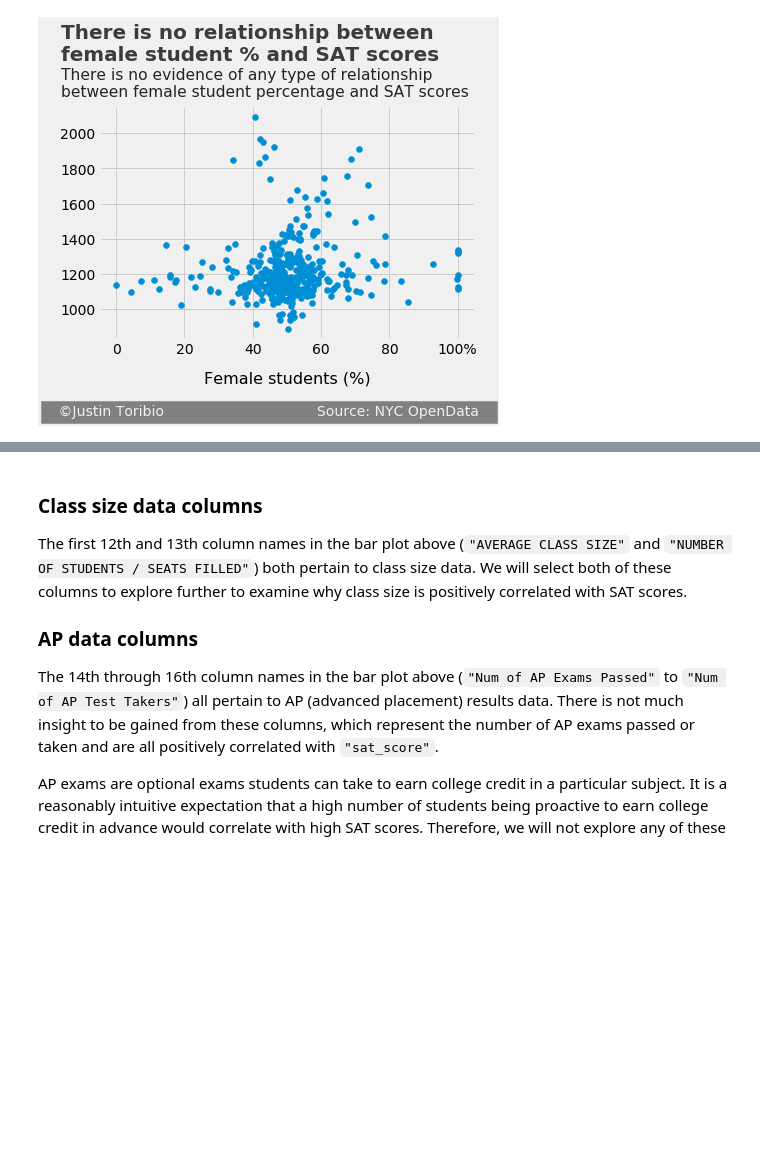
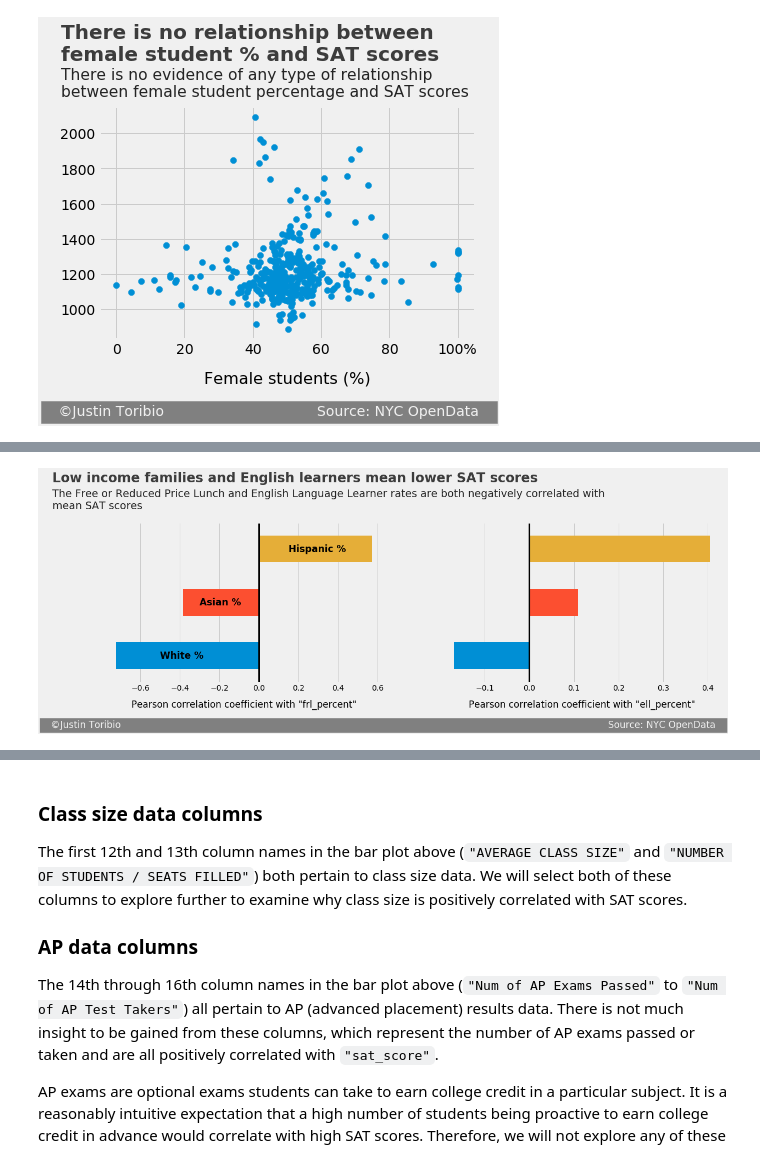
Before and after one commit to JustinToribio/analyzing-the-sat, a Jupyter notebook: notebooks/1.0-jt-analyze-the-sat.ipynb, the cells around one changed output, grey strips where cells are left out. Cells and saved outputs as stored; diff of their text form; code cells hidden in the pictures; blank space fills up the shorter version.

```diff
--- a/notebooks/1.0-jt-analyze-the-sat.ipynb
+++ b/notebooks/1.0-jt-analyze-the-sat.ipynb
@@ -693,0 +706,46 @@ plt.show()
+# %%
+# Assign the text of the scatter plots to variables.
+title = "Low income families and English learners mean lower SAT scores"
+subtitle = ("The Free or Reduced Price Lunch and English Language Learner"
+            " rates are both negatively correlated with\n"
+            "mean SAT scores")
+x_axis_label_1 = 'Pearson correlation coefficient with "frl_percent"'
+x_axis_label_2 = 'Pearson correlation coefficient with "ell_percent"'
+signature = ("   ©Justin Toribio"
+             + " "*165
+             + "Source: NYC OpenData   ")
+
+# Define the plot style and create the figure object.
+plt.close("all")
+style.use("fivethirtyeight")
+fig = plt.figure(figsize=(18,5))
+
+# Create the left bar plot and add the text of the entire plot.
+corr = data.corr()["frl_percent"]
+corr = corr[["white_per", "asian_per", "hispanic_per"]]
+ax1 = fig.add_subplot(121)
+ax1 = corr.plot.barh()
+ax1.set_xlabel(x_axis_label_1, labelpad=14)
+ax1.get_yaxis().set_visible(False)
+#ax1.yaxis.label.set_visible(False)
+ax1.plot([0, 0], [-.5, 3.5], color="black", linewidth=3)
+ax1.text(s="Hispanic %", x=0.15, y=1.95, fontsize=17, weight="bold", alpha=1)
+ax1.text(s="Asian %", x=-0.3, y=0.95, fontsize=17, weight="bold", alpha=1)
+ax1.text(s="White %", x=-0.5, y=-.05, fontsize=17, weight="bold", alpha=1)
+ax1.text(s=title, x=-1.044, y=3.25, fontsize=24, weight="bold", alpha=.75)
+ax1.text(s=subtitle, x=-1.044, y=2.75, fontsize=19, alpha=.85)
+ax1.text(s=signature, x=-1.097, y=-1.35, fontsize=17, color="#f0f0f0",
+         backgroundcolor="grey")
+
+# Create the right bar plot and display the entire plot.
+corr = data.corr()["ell_percent"]
+corr = corr[["white_per", "asian_per", "hispanic_per"]]
+ax2 = fig.add_subplot(122)
+ax2 = corr.plot.barh()
+ax2.set_xlabel(x_axis_label_2, labelpad=14)
+ax2.get_yaxis().set_visible(False)
+#ax2.yaxis.label.set_visible(False)
+ax2.plot([0, 0], [-.5, 3.5], color="black", linewidth=3)
+plt.show()
+# %% [output]
+[figure, added]
```
Also changed, not shown: parts of 10 cells of this notebook.
